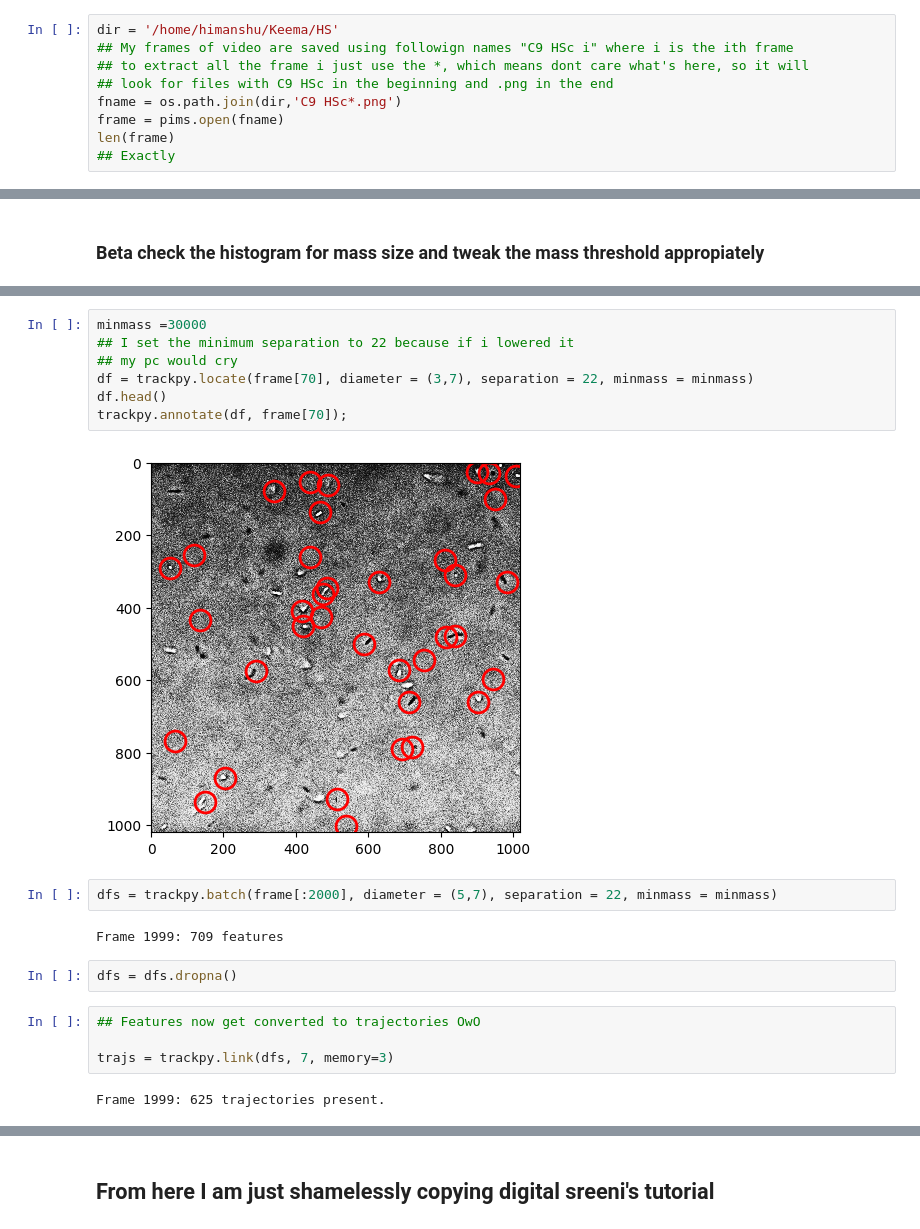
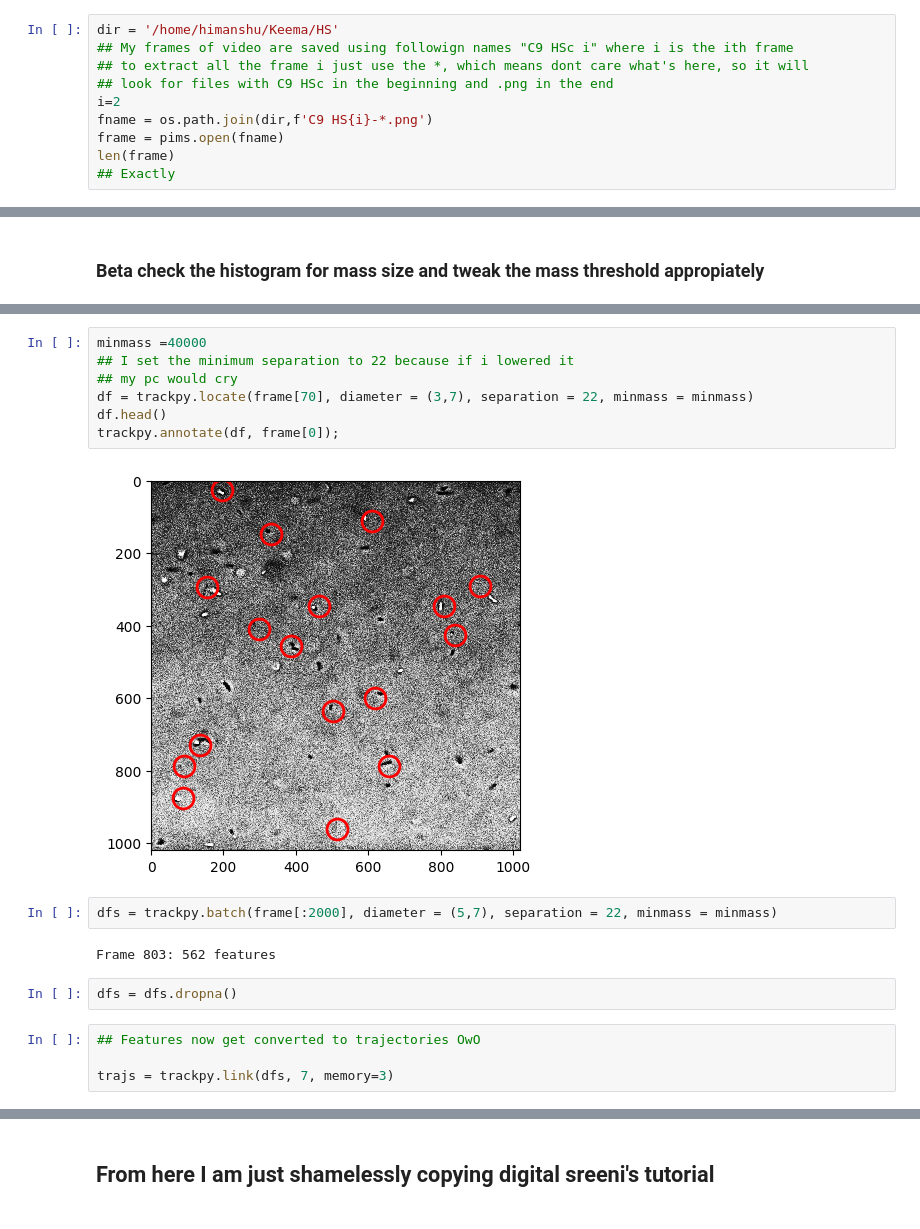
Before and after one commit to HimanshuSingh-all/good-mini-codes, a Jupyter notebook: beta_please.ipynb, the cells around one changed output, grey strips where cells are left out. Drawn from its saved outputs; the diff is of its cells as text.

```diff
--- a/beta_please.ipynb
+++ b/beta_please.ipynb
@@ -15,7 +15,8 @@ dir = '/home/himanshu/Keema/HS'
 ## My frames of video are saved using followign names "C9 HSc i" where i is the ith frame
 ## to extract all the frame i just use the *, which means dont care what's here, so it will
 ## look for files with C9 HSc in the beginning and .png in the end
-fname = os.path.join(dir,'C9 HSc*.png')
+i=2
+fname = os.path.join(dir,f'C9 HS{i}-*.png')
 frame = pims.open(fname)
 len(frame)
 ## Exactly
@@ -44,24 +45,22 @@ plt.hist(df['mass'])
 # %%
-minmass =30000
+minmass =40000
 ## I set the minimum separation to 22 because if i lowered it
 ## my pc would cry
 df = trackpy.locate(frame[70], diameter = (3,7), separation = 22, minmass = minmass)
 df.head()
-trackpy.annotate(df, frame[70]);
+trackpy.annotate(df, frame[0]);
 # %% [output]
-[figure, old version]
+[figure, new version]
 # %%
 dfs = trackpy.batch(frame[:2000], diameter = (5,7), separation = 22, minmass = minmass)
 # %% [output]
-Frame 1999: 709 features
+Frame 803: 562 features
 # %%
 dfs = dfs.dropna()
 # %%
 ## Features now get converted to trajectories OwO
 
 trajs = trackpy.link(dfs, 7, memory=3)
-# %% [output]
-Frame 1999: 625 trajectories present.
 # %%
 ## filter out spurious trajectories with less than 25 points
 print('Before:', trajs['particle'].nunique())
```
Also changed, not shown: parts of 12 cells of this notebook.
